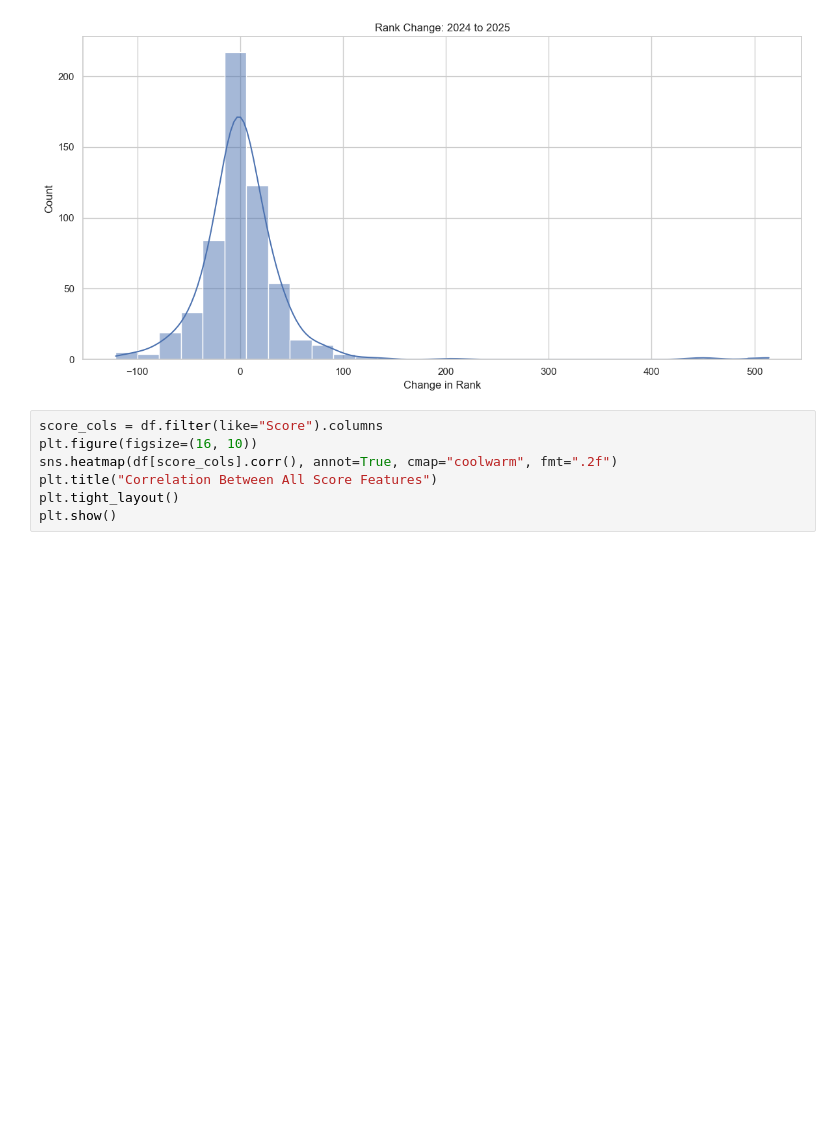
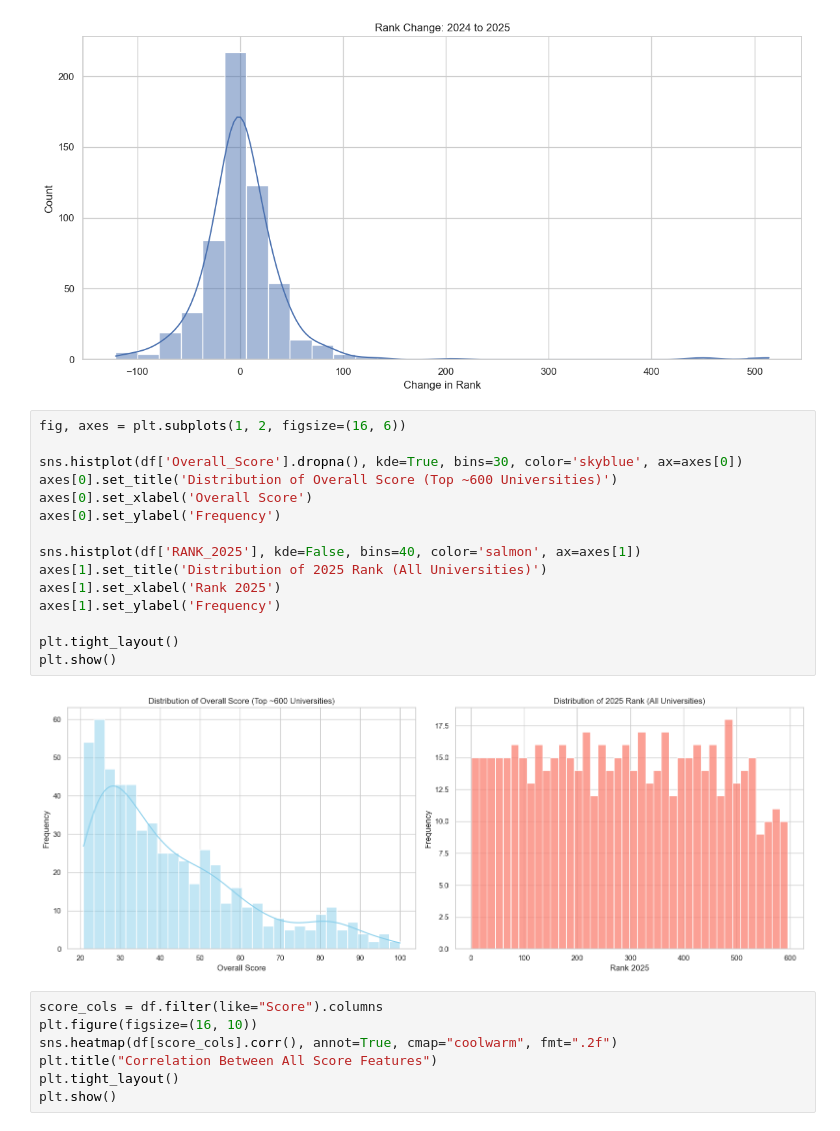
Before and after one commit to djdiptayan1/QS-World-Rankings-2025-Analysis-DS, a Jupyter notebook: QS Rankings Prediction 0.99 R2 ML DL.ipynb, the cells around one changed output. Drawn from its saved outputs; the diff is of its cells as text; blank space fills up the shorter version.

```diff
--- a/QS Rankings Prediction 0.99 R2 ML DL.ipynb
+++ b/QS Rankings Prediction 0.99 R2 ML DL.ipynb
@@ -265,6 +265,23 @@ plt.tight_layout()
 plt.show()
 # %% [output]
 [figure]
+# %%
+fig, axes = plt.subplots(1, 2, figsize=(16, 6))
+
+sns.histplot(df['Overall_Score'].dropna(), kde=True, bins=30, color='skyblue', ax=axes[0])
+axes[0].set_title('Distribution of Overall Score (Top ~600 Universities)')
+axes[0].set_xlabel('Overall Score')
+axes[0].set_ylabel('Frequency')
+
+sns.histplot(df['RANK_2025'], kde=False, bins=40, color='salmon', ax=axes[1])
+axes[1].set_title('Distribution of 2025 Rank (All Universities)')
+axes[1].set_xlabel('Rank 2025')
+axes[1].set_ylabel('Frequency')
+
+plt.tight_layout()
+plt.show()
+# %% [output]
+[figure, added]
 # %%
 score_cols = df.filter(like="Score").columns
 plt.figure(figsize=(16, 10))
```
Also changed, not shown: parts of 3 cells of this notebook, 4 other files.
